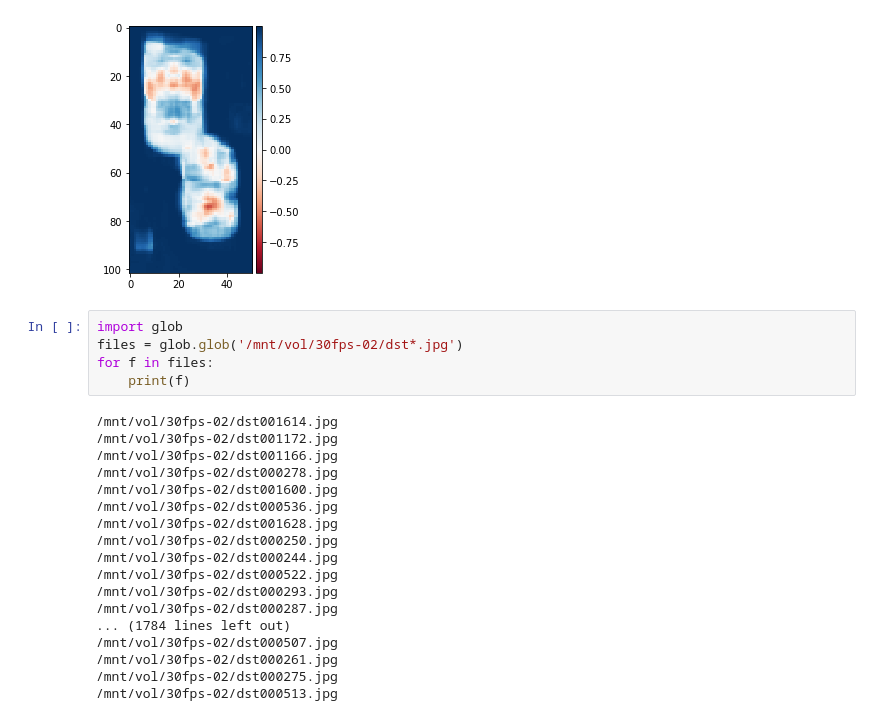
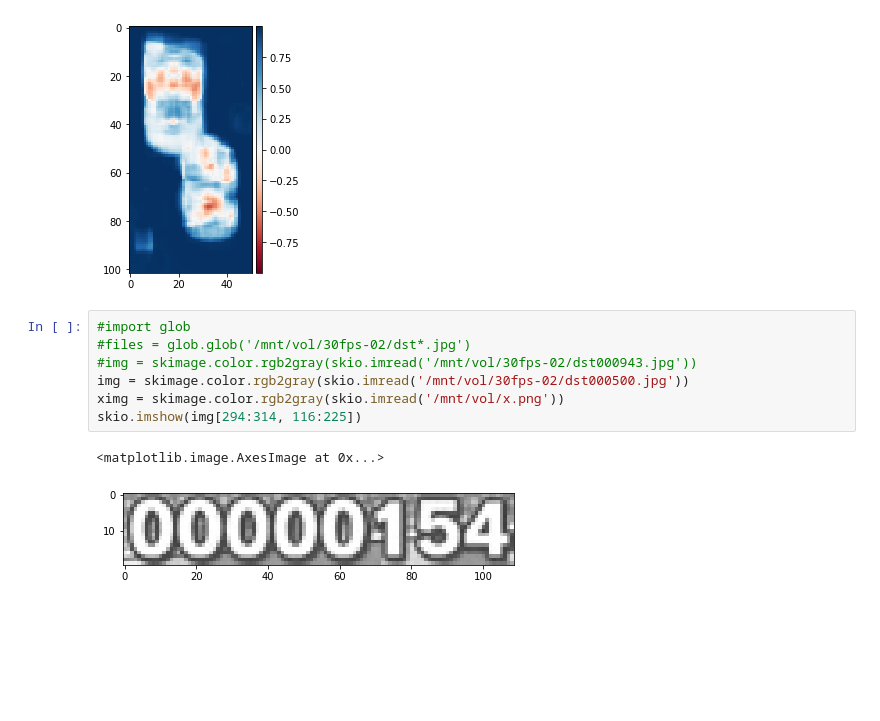
Before and after one commit to mirakui/misc, a Jupyter notebook: puyo_analyzer/home/cv.ipynb, the cells around one changed output. Cells and saved outputs as stored; diff of their text form; blank space fills up the shorter version.

```diff
--- a/puyo_analyzer/home/cv.ipynb
+++ b/puyo_analyzer/home/cv.ipynb
@@ -21,26 +30,13 @@ score
 # %% [output]
 0.6171401945414448
 [figure]
-# %%
-import glob
-files = glob.glob('/mnt/vol/30fps-02/dst*.jpg')
-for f in files:
-    print(f)
-# %% [output]
-/mnt/vol/30fps-02/dst001614.jpg
-/mnt/vol/30fps-02/dst001172.jpg
-/mnt/vol/30fps-02/dst001166.jpg
-/mnt/vol/30fps-02/dst000278.jpg
-/mnt/vol/30fps-02/dst001600.jpg
-/mnt/vol/30fps-02/dst000536.jpg
-/mnt/vol/30fps-02/dst001628.jpg
-/mnt/vol/30fps-02/dst000250.jpg
-/mnt/vol/30fps-02/dst000244.jpg
-/mnt/vol/30fps-02/dst000522.jpg
-/mnt/vol/30fps-02/dst000293.jpg
-/mnt/vol/30fps-02/dst000287.jpg
-... (1784 lines left out)
-/mnt/vol/30fps-02/dst000507.jpg
-/mnt/vol/30fps-02/dst000261.jpg
-/mnt/vol/30fps-02/dst000275.jpg
-/mnt/vol/30fps-02/dst000513.jpg
+# %%
+#import glob
+#files = glob.glob('/mnt/vol/30fps-02/dst*.jpg')
+#img = skimage.color.rgb2gray(skio.imread('/mnt/vol/30fps-02/dst000943.jpg'))
+img = skimage.color.rgb2gray(skio.imread('/mnt/vol/30fps-02/dst000500.jpg'))
+ximg = skimage.color.rgb2gray(skio.imread('/mnt/vol/x.png'))
+skio.imshow(img[294:314, 116:225])
+# %% [output]
+<matplotlib.image.AxesImage at 0x...>
+[figure, added]
```
Also changed, not shown: parts of 4 cells of this notebook, 10 other files.
